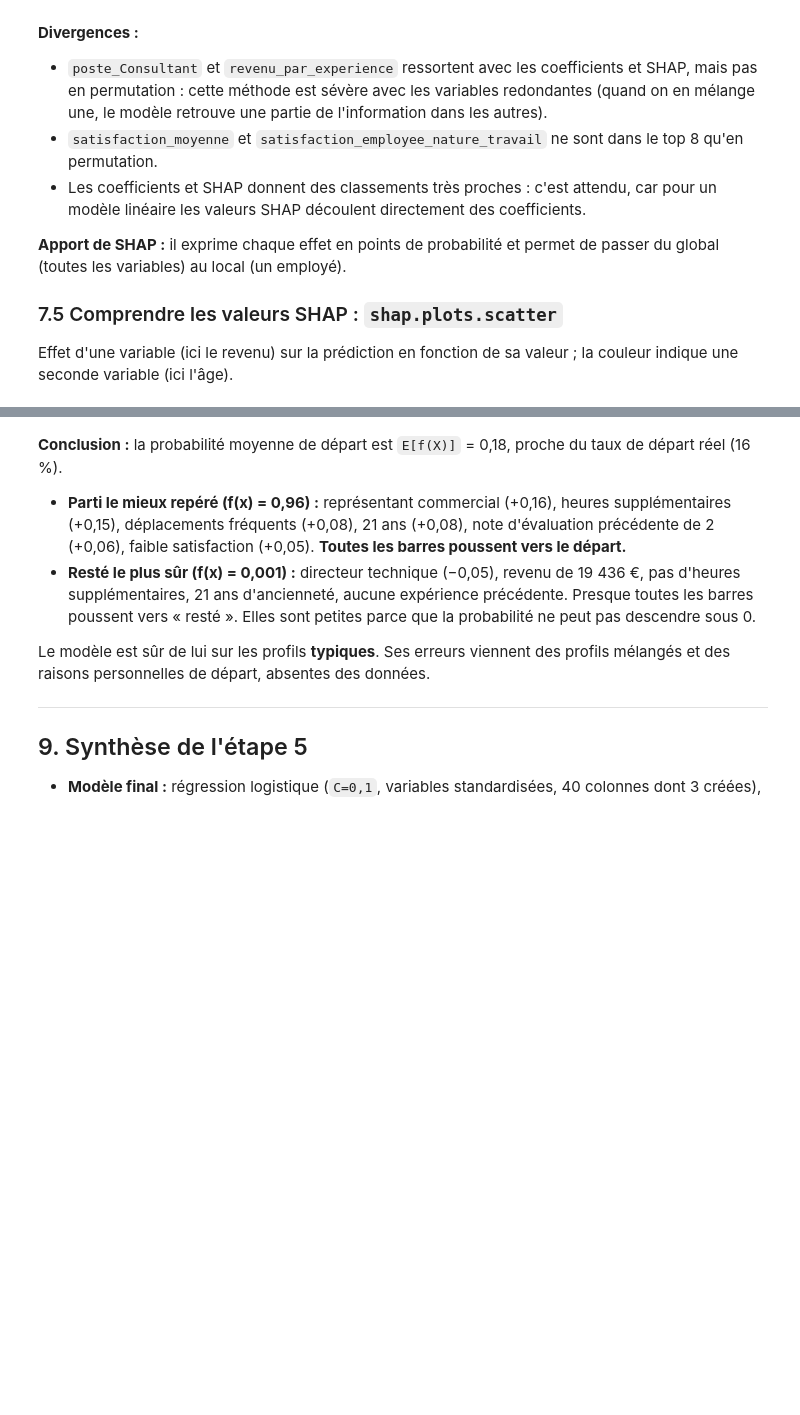
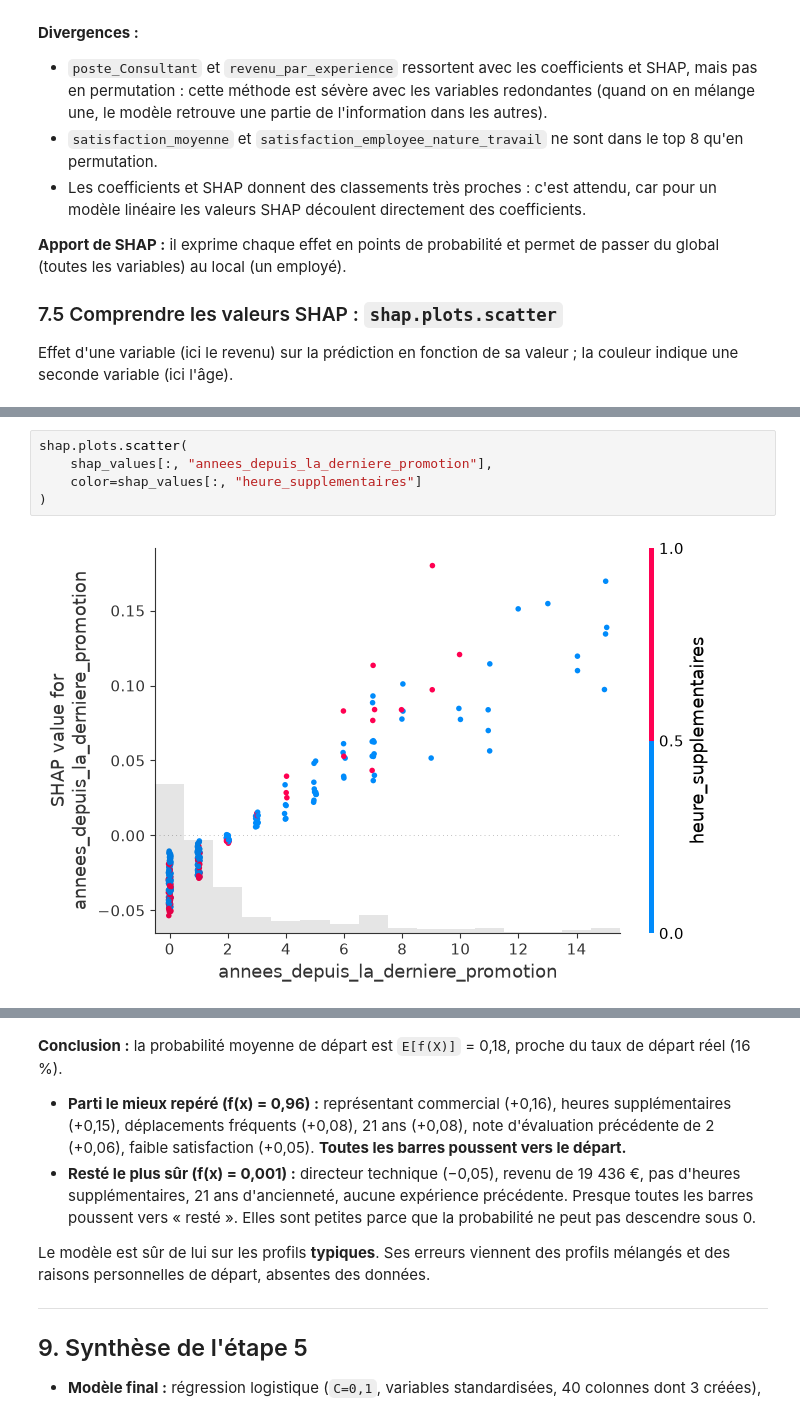
Before and after one commit to florent-lalot/projet10-attrition-esn, a Jupyter notebook: 05_optimisation.ipynb, the cells around one changed output, grey strips where cells are left out. Cells and saved outputs as stored; diff of their text form; blank space fills up the shorter version.

Commit message:
Corrections suite au retour du mentor : scipy, histogrammes, courbe précision-rappel, écarts-types, second scatter SHAP, formulation sur le jeu de test

```diff
--- a/05_optimisation.ipynb
+++ b/05_optimisation.ipynb
@@ -394 +400,8 @@ shap.plots.scatter(
+# %%
+shap.plots.scatter(
+    shap_values[:, "annees_depuis_la_derniere_promotion"],
+    color=shap_values[:, "heure_supplementaires"]
+)
+# %% [output]
+[figure, added]
 # %% [markdown]
```
Also changed, not shown: parts of 7 cells of this notebook, 4 other files.
